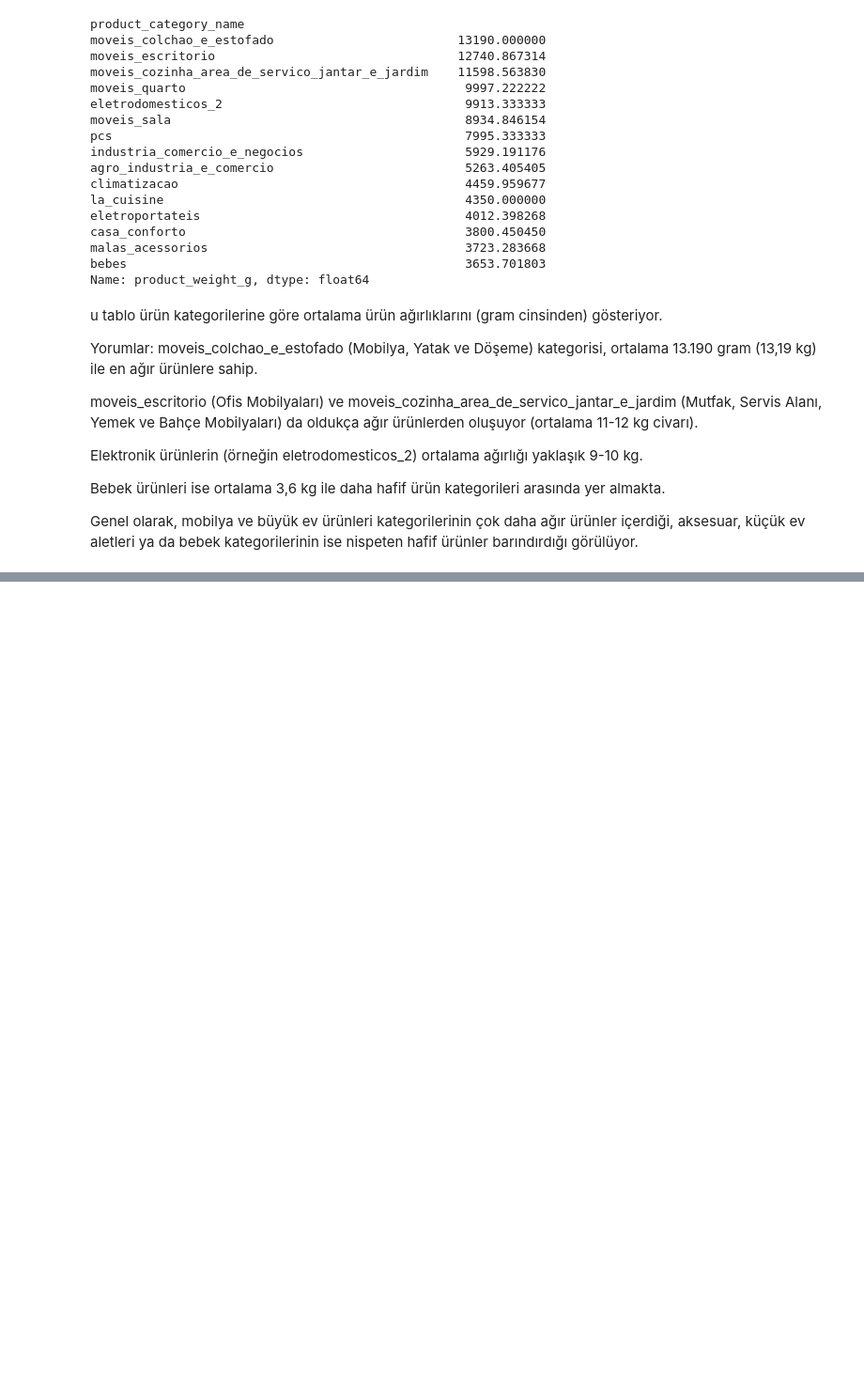
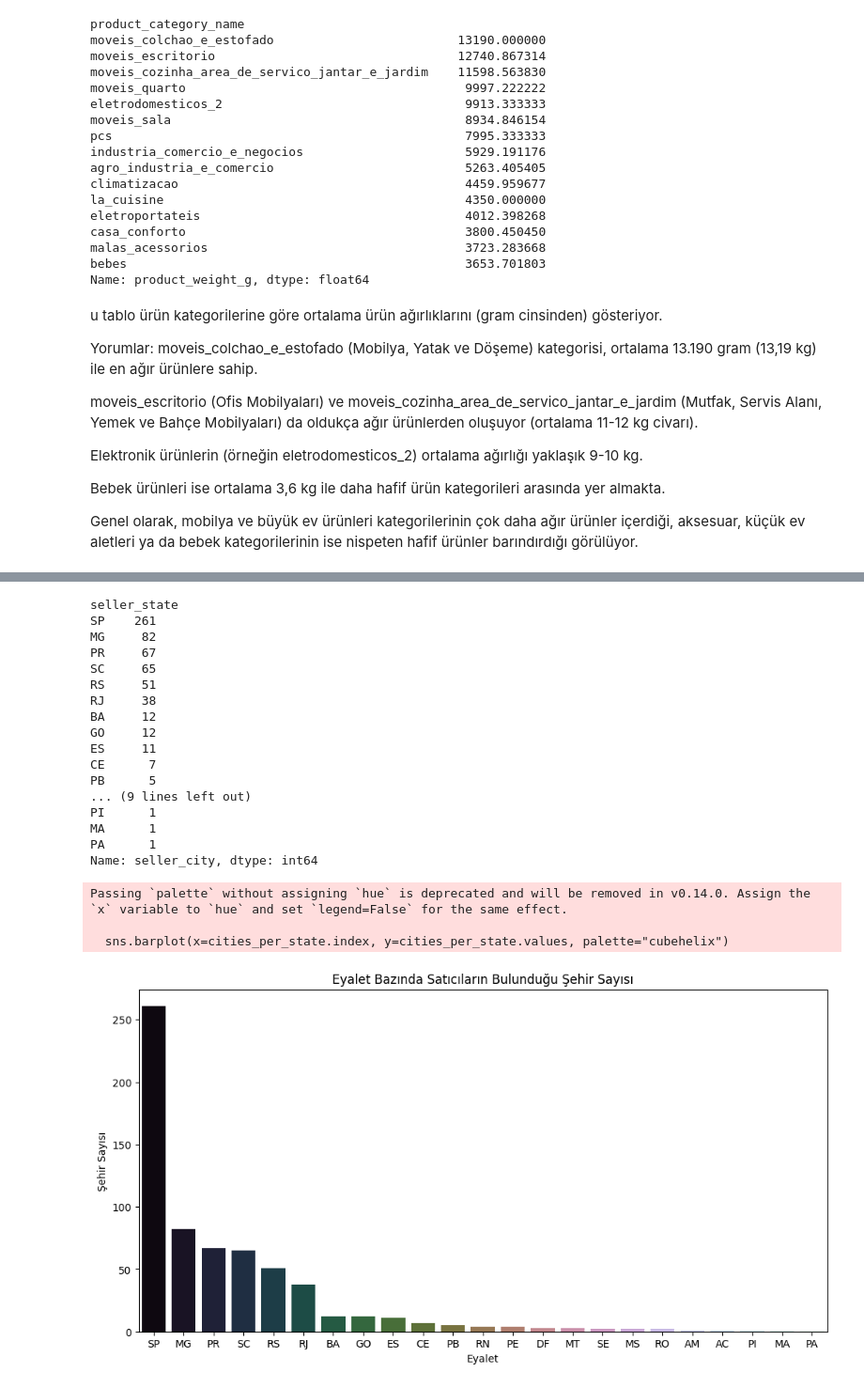
Before and after one commit to hacerkls42/Olist-E-Commerce-Analytics-Project, a Jupyter notebook: notebooks/analiz_ve_gorsellestirme.ipynb, the cells around one changed output, grey strips where cells are left out. Shown at 94% size. Cells and saved outputs as stored; diff of their text form; code cells hidden in the pictures; blank space fills up the shorter version.

```diff
--- a/notebooks/analiz_ve_gorsellestirme.ipynb
+++ b/notebooks/analiz_ve_gorsellestirme.ipynb
@@ -2549,0 +1968,31 @@ Genel olarak, mobilya ve büyük ev ürünleri kategorilerinin çok daha ağır
+# %%
+cities_per_state = df_sellers.groupby('seller_state')['seller_city'].nunique().sort_values(ascending=False)
+print(cities_per_state)
+plt.figure(figsize=(12,6))
+sns.barplot(x=cities_per_state.index, y=cities_per_state.values, palette="cubehelix")
+plt.title('Eyalet Bazında Satıcıların Bulunduğu Şehir Sayısı')
+plt.xlabel('Eyalet')
+plt.ylabel('Şehir Sayısı')
+plt.show()
+# %% [output]
+seller_state
+SP    261
+MG     82
+PR     67
+SC     65
+RS     51
+RJ     38
+BA     12
+GO     12
+ES     11
+CE      7
+PB      5
+... (9 lines left out)
+PI      1
+MA      1
+PA      1
+Name: seller_city, dtype: int64
+Passing `palette` without assigning `hue` is deprecated and will be removed in v0.14.0. Assign the `x` variable to `hue` and set `legend=False` for the same effect.
+
+  sns.barplot(x=cities_per_state.index, y=cities_per_state.values, palette="cubehelix")
+[figure, added]
```
Also changed, not shown: parts of 112 cells of this notebook, 3 other files.
